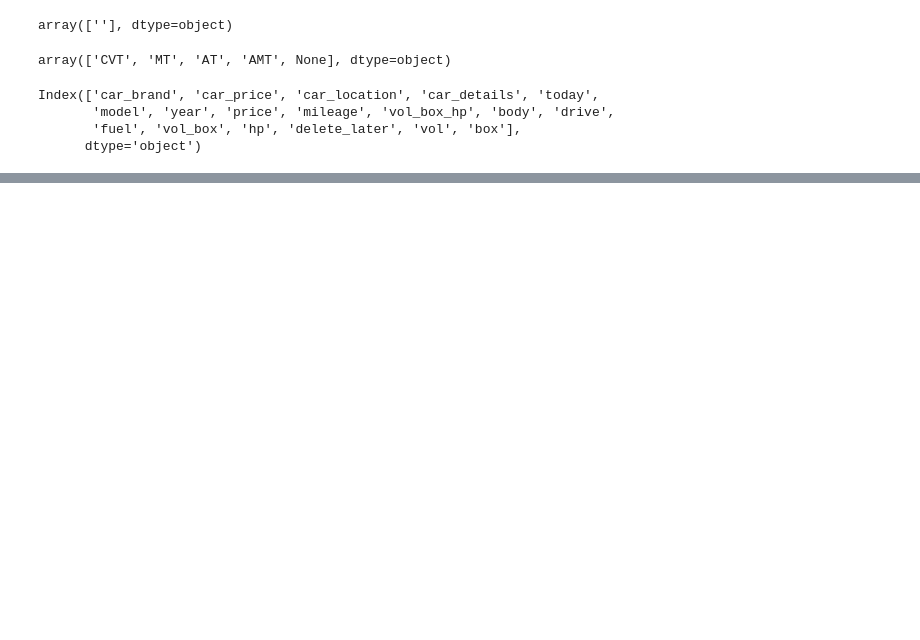
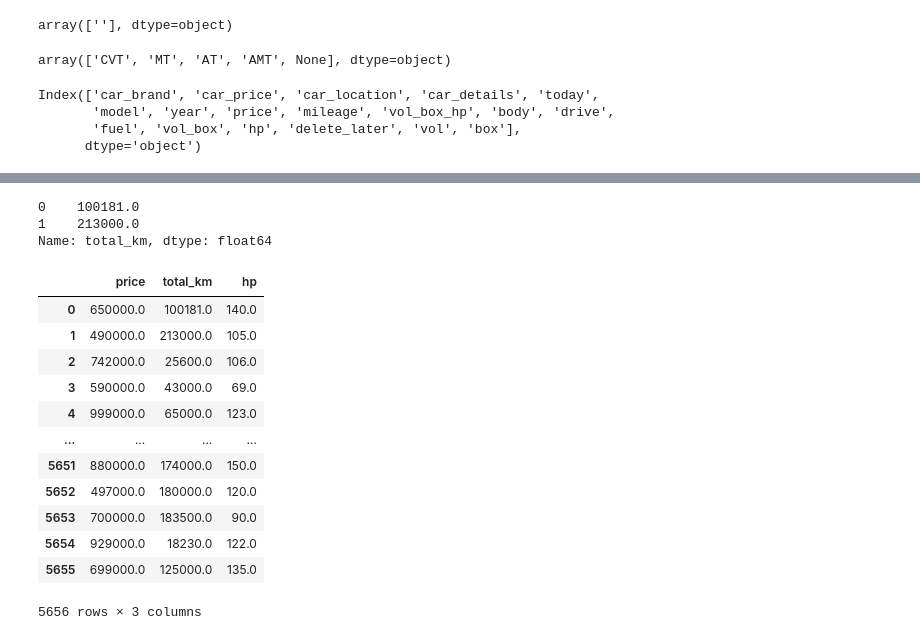
Before and after one commit to iskakanartur/car_data_analysis, a Jupyter notebook: cars.ipynb, the cells around one changed output, grey strips where cells are left out. Drawn from its saved outputs; the diff is of its cells as text; code cells hidden in the pictures; blank space fills up the shorter version.

```diff
--- a/cars.ipynb
+++ b/cars.ipynb
@@ -646 +688,5 @@ Name: vol, dtype: object
+# %%
+## В столбце mileage указан символ км, который будет препятствовать статистическим операциям.
+## давайте создадим новый столбец, без км
+df['total_km'] = df['mileage'].str.replace(' км', '')
 # %%
@@ -659,0 +901,34 @@ Name: car_location, dtype: object
+# %%
+## Мы можем использовать метод str() в сочетании с replace() для выполнения
+## операций над отдельными столбцами, но не над несколькими столбцами одновременно.
+
+## потому что метод str может быть применительно к серией pandas, которая,
+## как мы помним, представляет собой одномерный массив.
+## Но этот метод нельзя применить к двумерному фрейму данных в пандах.
+
+
+df_final['total_km'].str.replace(' ', '').astype(float).head(2)
+# %% [output]
+0    100181.0
+1    213000.0
+Name: total_km, dtype: float64
+# %%
+## Вместо этого мы будем использовать комбинацию map и лямбда-функций,
+## чтобы иметь возможность изменять несколько столбцов одновременно.
+
+## Подробнее о map  и  lambda функциях см. в нашем py_bsacis файле.
+df_final[['price','total_km', 'hp']].map(lambda x: float(x.replace(' ', '')))
+# %% [output]
+|  | price | total_km | hp |
+| 0 | 650000.0 | 100181.0 | 140.0 |
+| 1 | 490000.0 | 213000.0 | 105.0 |
+| 2 | 742000.0 | 25600.0 | 106.0 |
+| 3 | 590000.0 | 43000.0 | 69.0 |
+| 4 | 999000.0 | 65000.0 | 123.0 |
+| ... | ... | ... | ... |
+| 5651 | 880000.0 | 174000.0 | 150.0 |
+| 5652 | 497000.0 | 180000.0 | 120.0 |
+| 5653 | 700000.0 | 183500.0 | 90.0 |
+| 5654 | 929000.0 | 18230.0 | 122.0 |
+| 5655 | 699000.0 | 125000.0 | 135.0 |
+5656 rows × 3 columns
```
Also changed, not shown: parts of 61 cells of this notebook, 2 other files.
